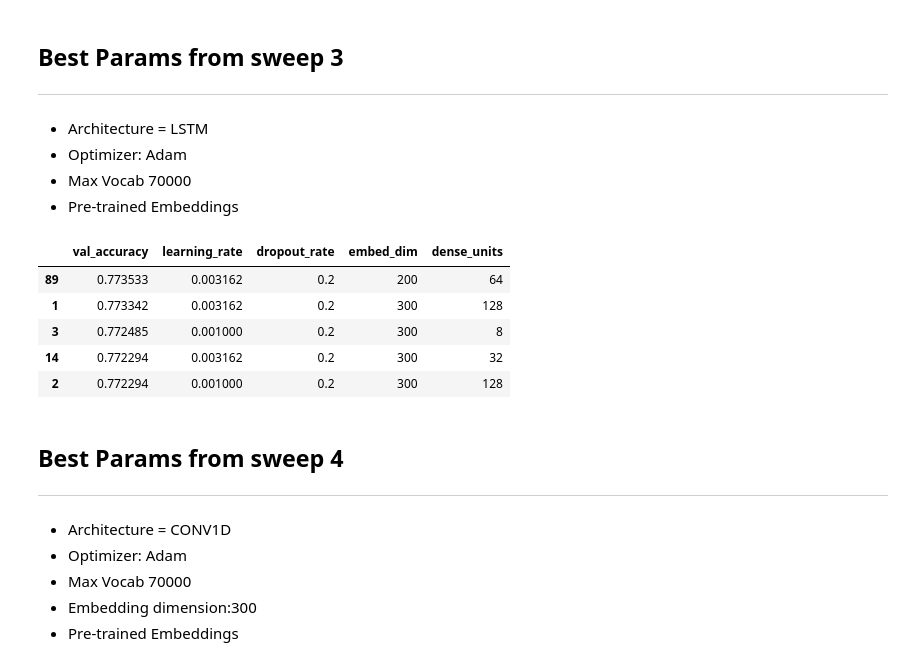
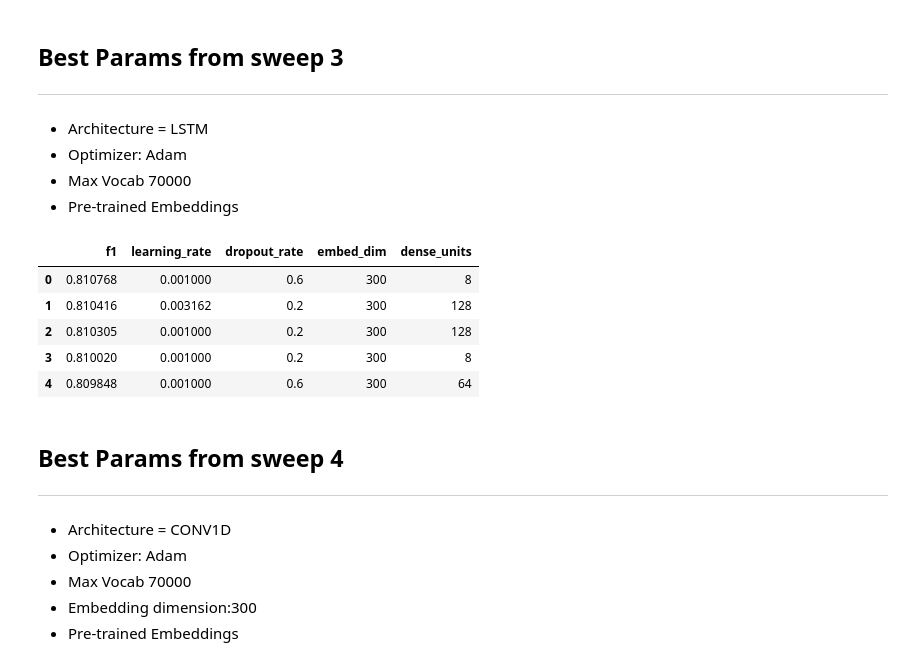
Before and after one commit to jacobh310/food_nlp, a Jupyter notebook: data_cleaning_exploration_model_building/Model Building_V2.ipynb, the cells around one changed output. Saved outputs shown, nothing was run; the diff lists cells and outputs as text; code cells hidden in the pictures.

```diff
--- a/data_cleaning_exploration_model_building/Model Building_V2.ipynb
+++ b/data_cleaning_exploration_model_building/Model Building_V2.ipynb
@@ -666,14 +666,14 @@ sweep2[['val_accuracy','learning_rate','dropout_rate']].head(3)
 - Max Vocab 70000
 - Pre-trained Embeddings
 # %%
-sweep3[['val_accuracy','learning_rate','dropout_rate','embed_dim','dense_units']].sort_values('val_accuracy', ascending=False).head()
+sweep3[['f1','learning_rate','dropout_rate','embed_dim','dense_units']].sort_values('f1', ascending=False).head()
 # %% [output]
-|  | val_accuracy | learning_rate | dropout_rate | embed_dim | dense_units |
-| 89 | 0.773533 | 0.003162 | 0.2 | 200 | 64 |
-| 1 | 0.773342 | 0.003162 | 0.2 | 300 | 128 |
-| 3 | 0.772485 | 0.001000 | 0.2 | 300 | 8 |
-| 14 | 0.772294 | 0.003162 | 0.2 | 300 | 32 |
-| 2 | 0.772294 | 0.001000 | 0.2 | 300 | 128 |
+|  | f1 | learning_rate | dropout_rate | embed_dim | dense_units |
+| 0 | 0.810768 | 0.001000 | 0.6 | 300 | 8 |
+| 1 | 0.810416 | 0.003162 | 0.2 | 300 | 128 |
+| 2 | 0.810305 | 0.001000 | 0.2 | 300 | 128 |
+| 3 | 0.810020 | 0.001000 | 0.2 | 300 | 8 |
+| 4 | 0.809848 | 0.001000 | 0.6 | 300 | 64 |
 # %% [markdown]
 ## Best Params from sweep 4
 ---
```
Also changed, not shown: parts of 5 cells of this notebook, 8 other files.
